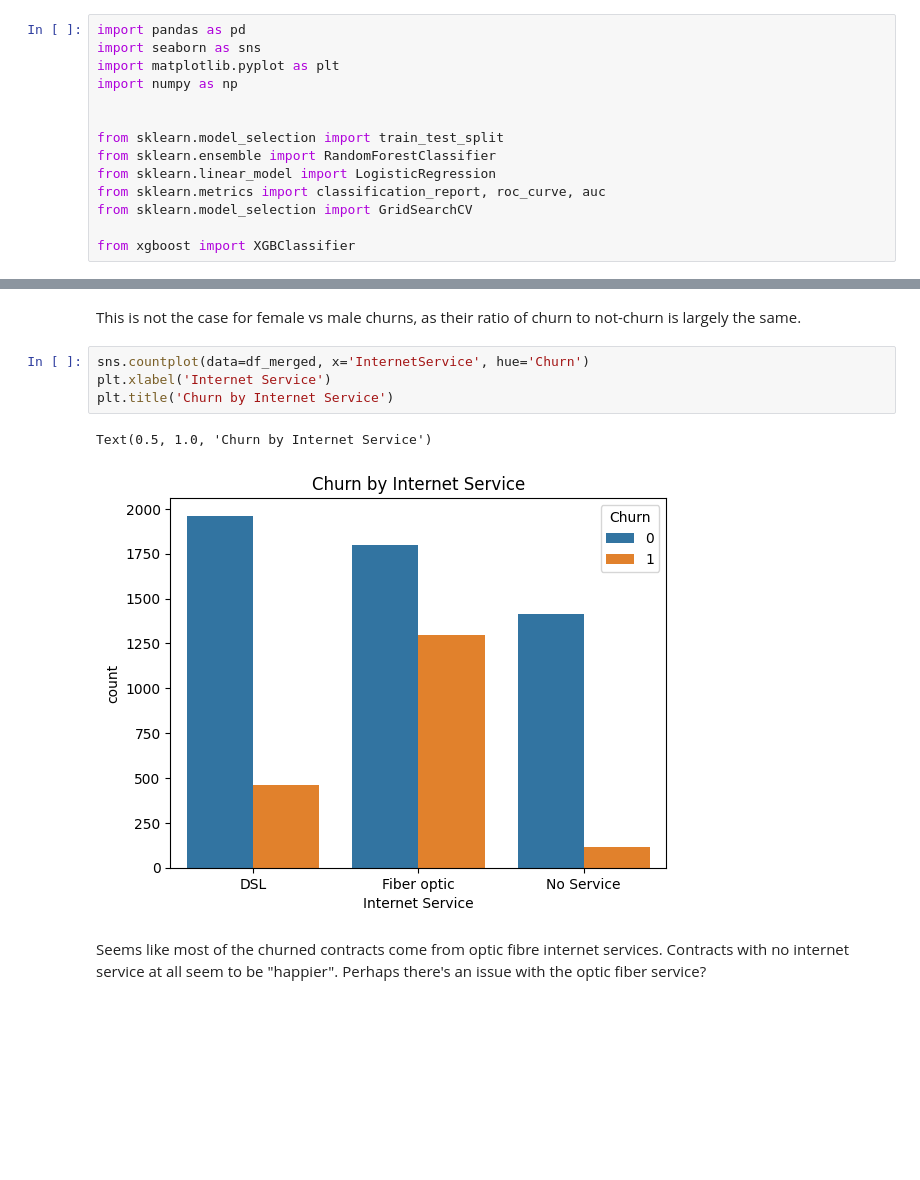
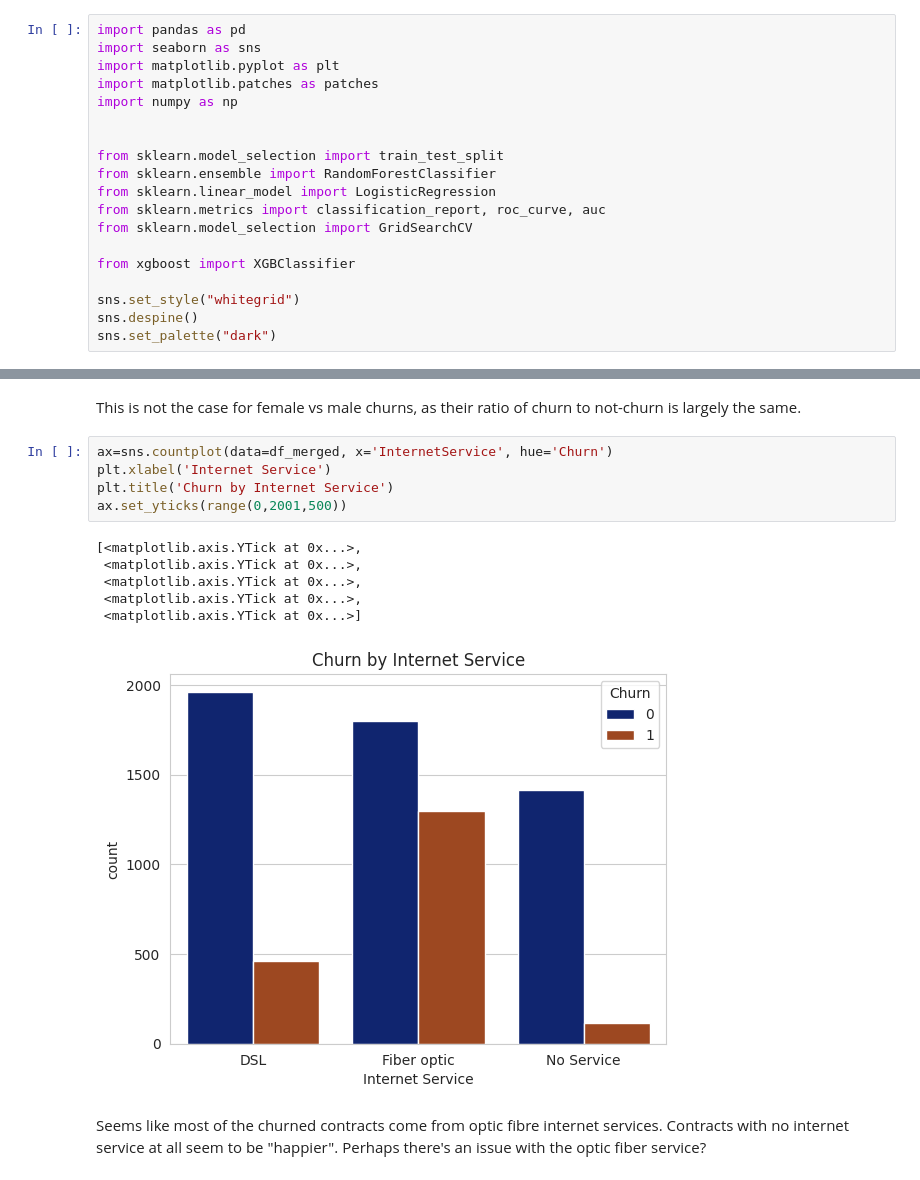
Before and after one commit to MrDonBromo/Telecom-Churn-Prediction, a Jupyter notebook: Final Project.ipynb, the cells around one changed output, grey strips where cells are left out. Drawn from its saved outputs; the diff is of its cells as text; blank space fills up the shorter version.

```diff
--- a/Final Project.ipynb
+++ b/Final Project.ipynb
@@ -63,6 +63,7 @@ Let's do a bit of exploratory data analysis to get familiar with the structure o
 import pandas as pd
 import seaborn as sns
 import matplotlib.pyplot as plt
+import matplotlib.patches as patches
 import numpy as np
 
 
@@ -73,3 +74,7 @@ from sklearn.metrics import classification_report, roc_curve, auc
 from sklearn.model_selection import GridSearchCV
 
 from xgboost import XGBClassifier
+
+sns.set_style("whitegrid")
+sns.despine()
+sns.set_palette("dark")
@@ -781,12 +820,17 @@ Name: proportion, dtype: float64
 # %% [markdown]
 This is not the case for female vs male churns, as their ratio of churn to not-churn is largely the same.
 # %%
-sns.countplot(data=df_merged, x='InternetService', hue='Churn')
+ax=sns.countplot(data=df_merged, x='InternetService', hue='Churn')
 plt.xlabel('Internet Service')
 plt.title('Churn by Internet Service')
+ax.set_yticks(range(0,2001,500))
 # %% [output]
-Text(0.5, 1.0, 'Churn by Internet Service')
+[<matplotlib.axis.YTick at 0x...>,
+ <matplotlib.axis.YTick at 0x...>,
+ <matplotlib.axis.YTick at 0x...>,
+ <matplotlib.axis.YTick at 0x...>,
+ <matplotlib.axis.YTick at 0x...>]
-[figure, old version]
+[figure, new version]
 # %% [markdown]
 Seems like most of the churned contracts come from optic fibre internet services. Contracts with no internet service at all seem to be "happier". Perhaps there's an issue with the optic fiber service?
 # %% [markdown]
```
Also changed, not shown: parts of 16 cells of this notebook.
